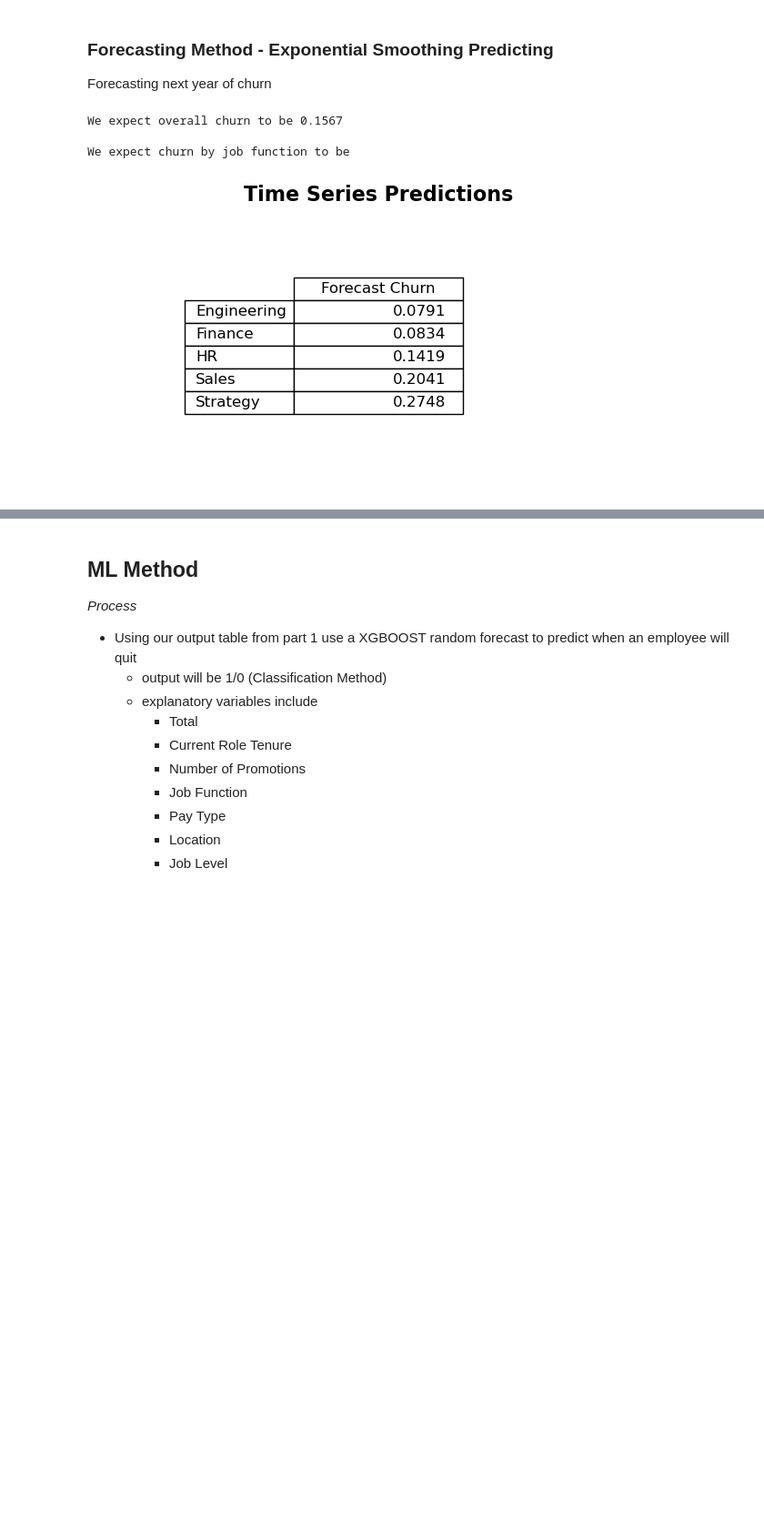
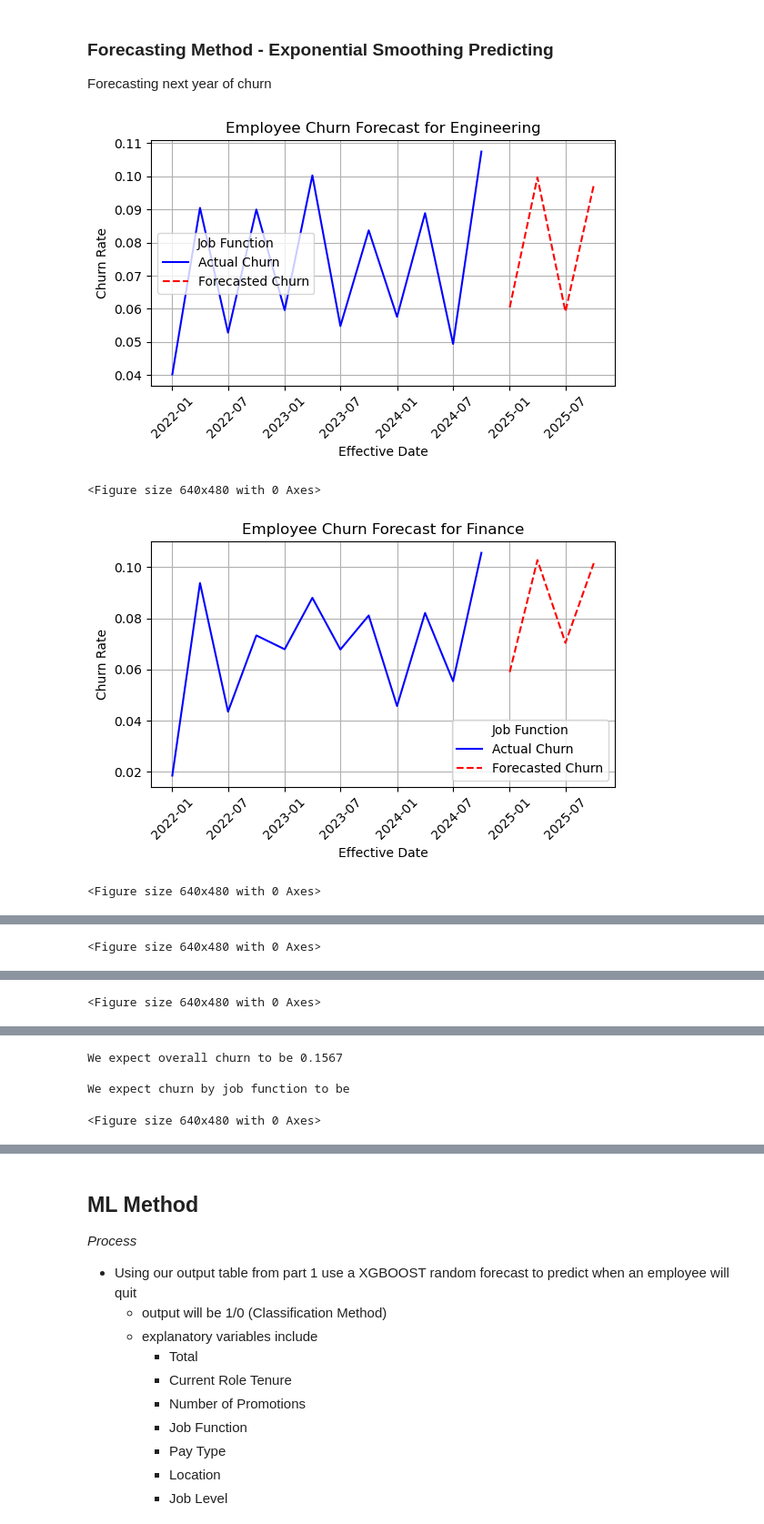
Before and after one commit to couch2coders/DoorDash, a Jupyter notebook: Code Files/Modeling.ipynb, the cells around one changed output, grey strips where cells are left out. Shown at 91% size. Saved outputs shown, nothing was run; the diff lists cells and outputs as text; code cells hidden in the pictures; blank space fills up the shorter version.

```diff
--- a/Code Files/Modeling.ipynb
+++ b/Code Files/Modeling.ipynb
@@ -368,41 +370,41 @@ Forecasting next year of churn
 prediction = exponential_fcst(job_churn)
 
 # Optional: Run the function for prediction graphs if needed
-# exponential_graphs(job_churn, prediction)
+exponential_graphs(job_churn, prediction)
 
 # Saving predictions to CSV by job type & quarter
 prediction.to_csv('../Output_Files/exponential_predictions.csv', index=True)
 
 # Print overall churn expectation
 print("We expect overall churn to be " + str(round(prediction['forecast_churn'].mean(), 4)))
 print("")
 print("We expect churn by job function to be")
 
 # Aggregating data by job function for export
 agg_df = round(prediction[['job_function', 'forecast_churn']].groupby('job_function').mean(), 4)
 agg_df.rename(columns = {'forecast_churn':'Forecast Churn'},inplace = True) #renaming for a cleaner export
 
 fig, ax = plt.subplots(figsize=(8, 4))  # Set the size of the figure
 ax.axis('off')  # Hide the axis
 
 # Set the title and reduce the space between the title and table
 ax.set_title('Time Series Predictions', fontsize=16, weight='bold', loc='center', pad=1)
 
 # Use pandas plotting to create a table in the plot
 tbl = table(ax, agg_df, loc='center', colWidths=[0.2]*len(df.columns))
 
 # Customize the table (optional)
 tbl.auto_set_font_size(False)
 tbl.set_fontsize(12)
 tbl.scale(1.5, 1.5)  # Scale the table for better readability
 
 # Save the plot as an image
 plt.savefig('../Output_Files/ts_class_pred.svg', bbox_inches='tight', pad_inches=0.1)
 
 # Show the plot (optional)
 plt.show()
 # %% [output]
+[figure, new version]
-We expect overall churn to be 0.1567
-
-We expect churn by job function to be
+<Figure size 640x480 with 0 Axes>
-[figure, old version]
+[figure, added]
+<Figure size 640x480 with 0 Axes>
@@ -408,0 +412 @@ We expect churn by job function to be
+<Figure size 640x480 with 0 Axes>
@@ -408,0 +414 @@ We expect churn by job function to be
+<Figure size 640x480 with 0 Axes>
@@ -408,0 +416,4 @@ We expect churn by job function to be
+We expect overall churn to be 0.1567
+
+We expect churn by job function to be
+<Figure size 640x480 with 0 Axes>
```
Also changed, not shown: parts of 3 cells of this notebook, 6 other files.
